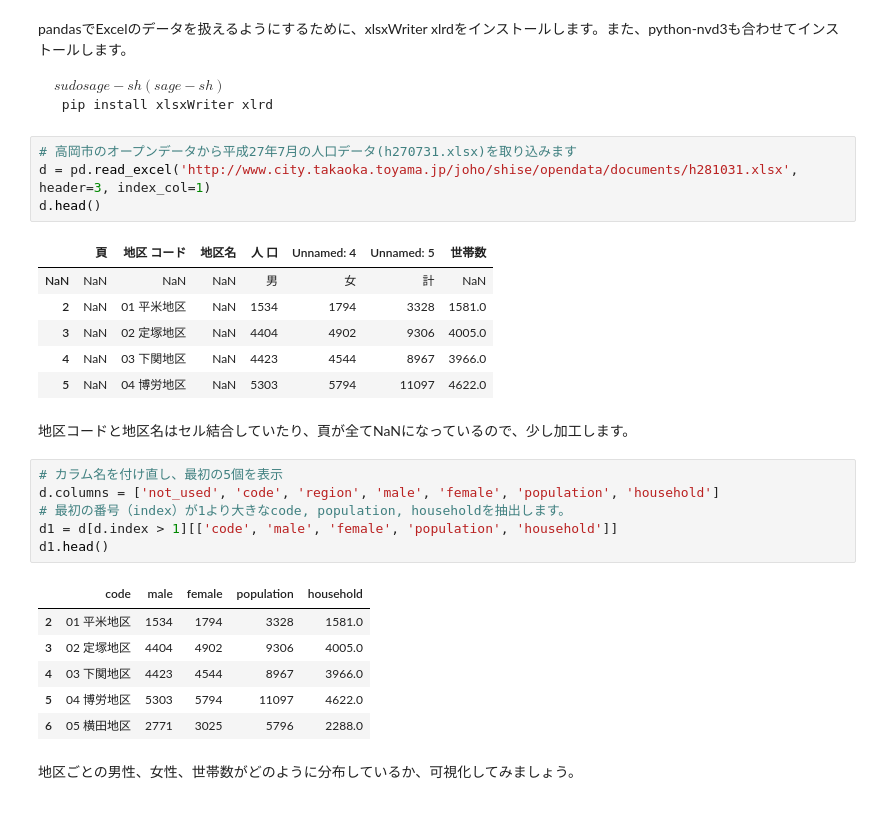
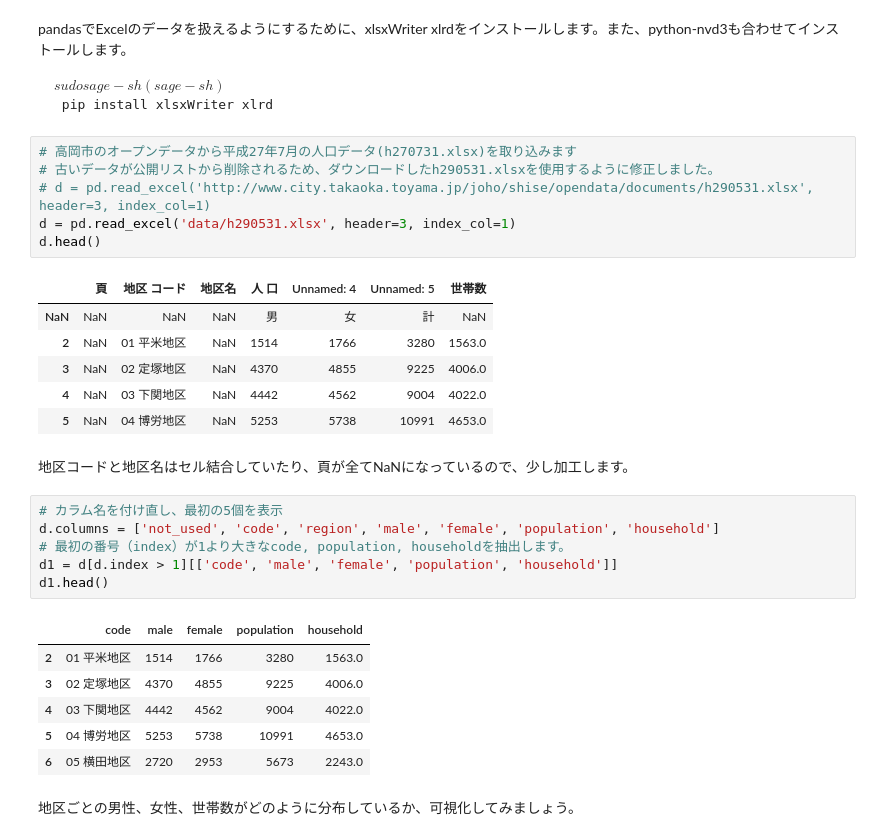
Before and after one commit to take-pwave/notebook, a Jupyter notebook: d3-in-action-notes/Chapter9.ipynb, the cells around one changed output. Cells and saved outputs as stored; diff of their text form.

```diff
--- a/d3-in-action-notes/Chapter9.ipynb
+++ b/d3-in-action-notes/Chapter9.ipynb
@@ -36,15 +36,17 @@ $ sudo sage -sh
 </pre>
 # %%
 # 高岡市のオープンデータから平成27年7月の人口データ(h270731.xlsx)を取り込みます
-d = pd.read_excel('http://www.city.takaoka.toyama.jp/joho/shise/opendata/documents/h281031.xlsx', header=3, index_col=1)
+# 古いデータが公開リストから削除されるため、ダウンロードしたh290531.xlsxを使用するように修正しました。
+# d = pd.read_excel('http://www.city.takaoka.toyama.jp/joho/shise/opendata/documents/h290531.xlsx', header=3, index_col=1)
+d = pd.read_excel('data/h290531.xlsx', header=3, index_col=1)
 d.head()
 # %% [output]
 |  | 頁 | 地区 コード | 地区名 | 人 口 | Unnamed: 4 | Unnamed: 5 | 世帯数 |
 | NaN | NaN | NaN | NaN | 男 | 女 | 計 | NaN |
-| 2 | NaN | 01 平米地区 | NaN | 1534 | 1794 | 3328 | 1581.0 |
-| 3 | NaN | 02 定塚地区 | NaN | 4404 | 4902 | 9306 | 4005.0 |
-| 4 | NaN | 03 下関地区 | NaN | 4423 | 4544 | 8967 | 3966.0 |
-| 5 | NaN | 04 博労地区 | NaN | 5303 | 5794 | 11097 | 4622.0 |
+| 2 | NaN | 01 平米地区 | NaN | 1514 | 1766 | 3280 | 1563.0 |
+| 3 | NaN | 02 定塚地区 | NaN | 4370 | 4855 | 9225 | 4006.0 |
+| 4 | NaN | 03 下関地区 | NaN | 4442 | 4562 | 9004 | 4022.0 |
+| 5 | NaN | 04 博労地区 | NaN | 5253 | 5738 | 10991 | 4653.0 |
 # %% [markdown]
 地区コードと地区名はセル結合していたり、頁が全てNaNになっているので、少し加工します。
 # %%
@@ -55,11 +57,11 @@ d1 = d[d.index > 1][['code', 'male', 'female', 'population', 'household']]
 d1.head()
 # %% [output]
 |  | code | male | female | population | household |
-| 2 | 01 平米地区 | 1534 | 1794 | 3328 | 1581.0 |
-| 3 | 02 定塚地区 | 4404 | 4902 | 9306 | 4005.0 |
-| 4 | 03 下関地区 | 4423 | 4544 | 8967 | 3966.0 |
-| 5 | 04 博労地区 | 5303 | 5794 | 11097 | 4622.0 |
-| 6 | 05 横田地区 | 2771 | 3025 | 5796 | 2288.0 |
+| 2 | 01 平米地区 | 1514 | 1766 | 3280 | 1563.0 |
+| 3 | 02 定塚地区 | 4370 | 4855 | 9225 | 4006.0 |
+| 4 | 03 下関地区 | 4442 | 4562 | 9004 | 4022.0 |
+| 5 | 04 博労地区 | 5253 | 5738 | 10991 | 4653.0 |
+| 6 | 05 横田地区 | 2720 | 2953 | 5673 | 2243.0 |
 # %% [markdown]
 地区ごとの男性、女性、世帯数がどのように分布しているか、可視化してみましょう。
 # %%
```
Also changed, not shown: parts of 2 cells of this notebook, 12 other files.
